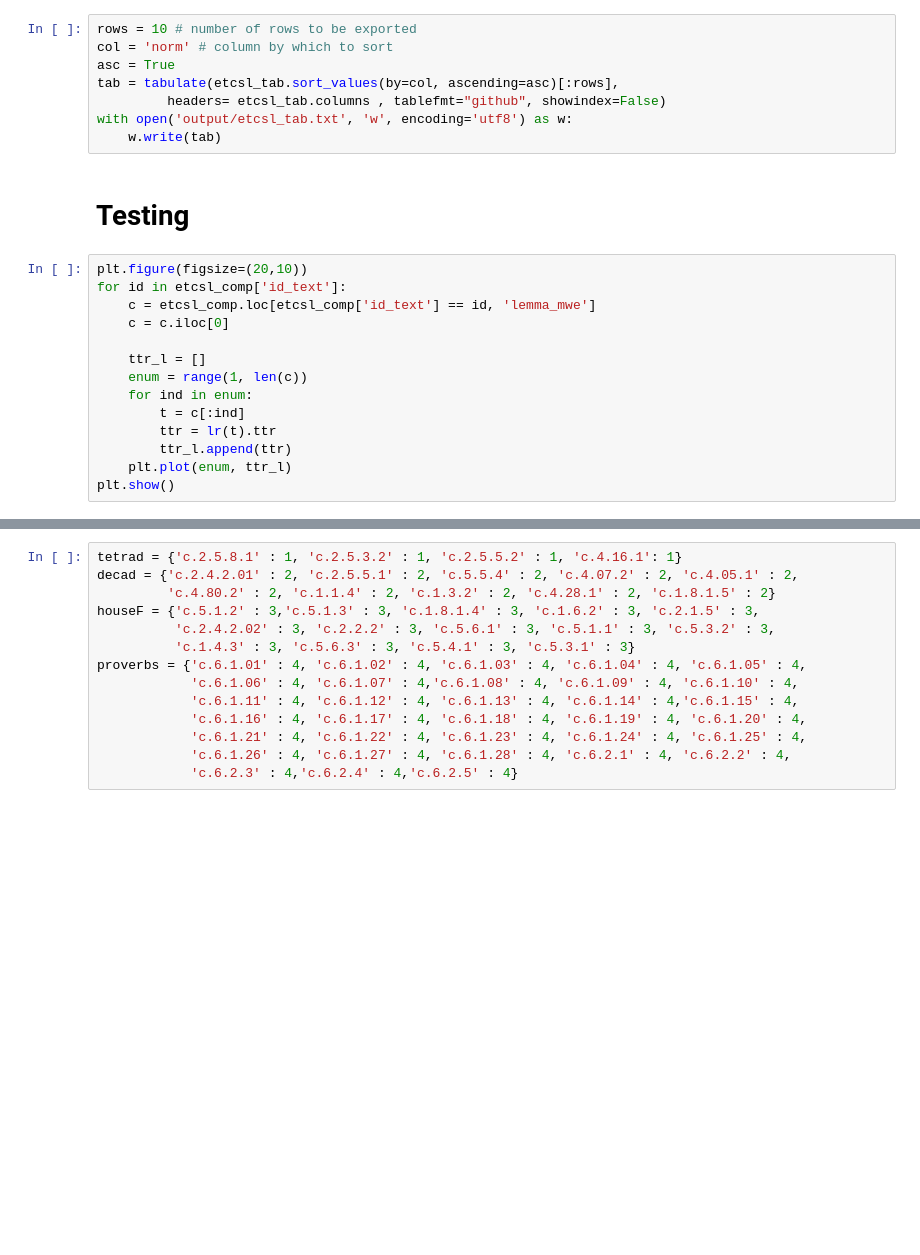
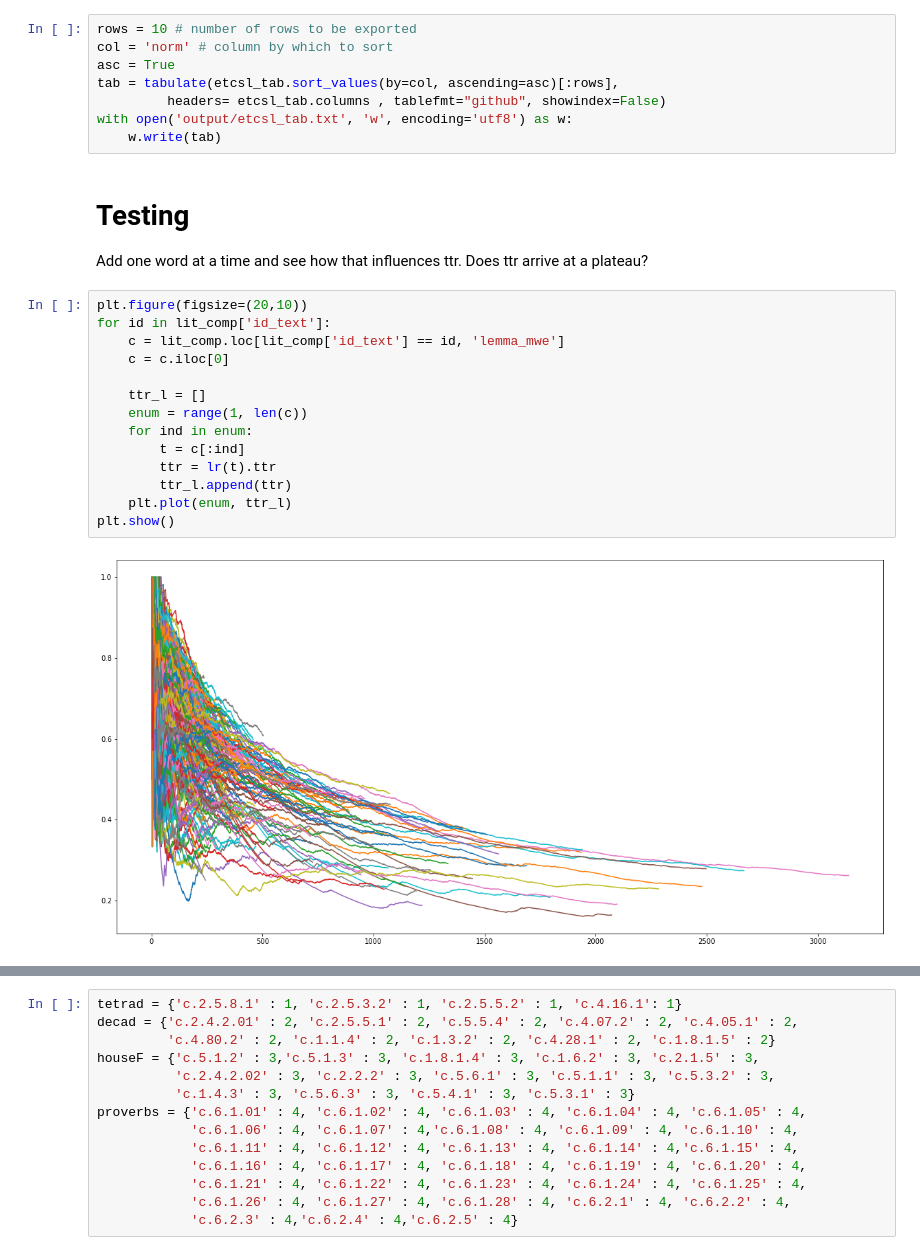
Before and after one commit to niekveldhuis/compass, a Jupyter notebook: 3_Vocabularies/3_2_Lit_Lex.ipynb, the cells around one changed output, grey strips where cells are left out. Cells and saved outputs as stored; diff of their text form; blank space fills up the shorter version.

```diff
--- a/3_Vocabularies/3_2_Lit_Lex.ipynb
+++ b/3_Vocabularies/3_2_Lit_Lex.ipynb
@@ -294,20 +302,23 @@ tab = tabulate(etcsl_tab.sort_values(by=col, ascending=asc)[:rows],
          headers= etcsl_tab.columns , tablefmt="github", showindex=False)
 with open('output/etcsl_tab.txt', 'w', encoding='utf8') as w:
     w.write(tab)
-# %% [markdown]
-# Testing
+# %% [markdown]
+# Testing
+Add one word at a time and see how that influences ttr. Does ttr arrive at a plateau?
 # %%
 plt.figure(figsize=(20,10))
-for id in etcsl_comp['id_text']:
-    c = etcsl_comp.loc[etcsl_comp['id_text'] == id, 'lemma_mwe']
+for id in lit_comp['id_text']:
+    c = lit_comp.loc[lit_comp['id_text'] == id, 'lemma_mwe']
     c = c.iloc[0]
 
     ttr_l = []
     enum = range(1, len(c))
     for ind in enum:
         t = c[:ind]
         ttr = lr(t).ttr
         ttr_l.append(ttr)
     plt.plot(enum, ttr_l)
 plt.show()
+# %% [output]
+[figure, added]
 # %%
```
Also changed, not shown: parts of 13 cells of this notebook, 1 other file.
